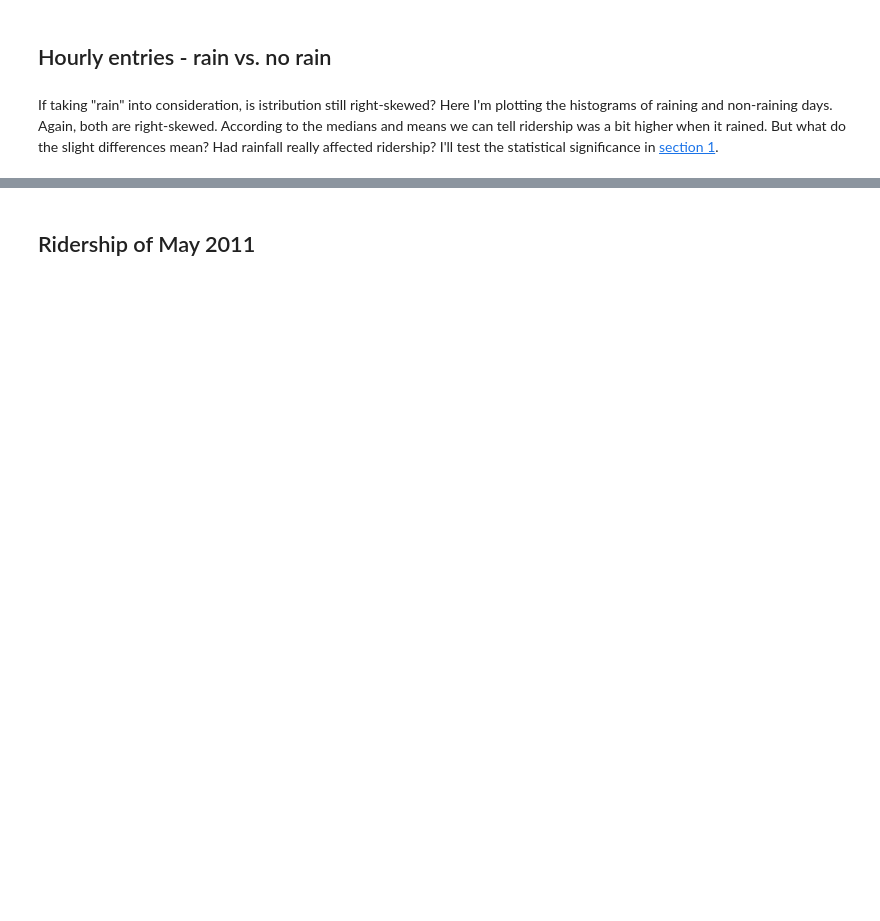
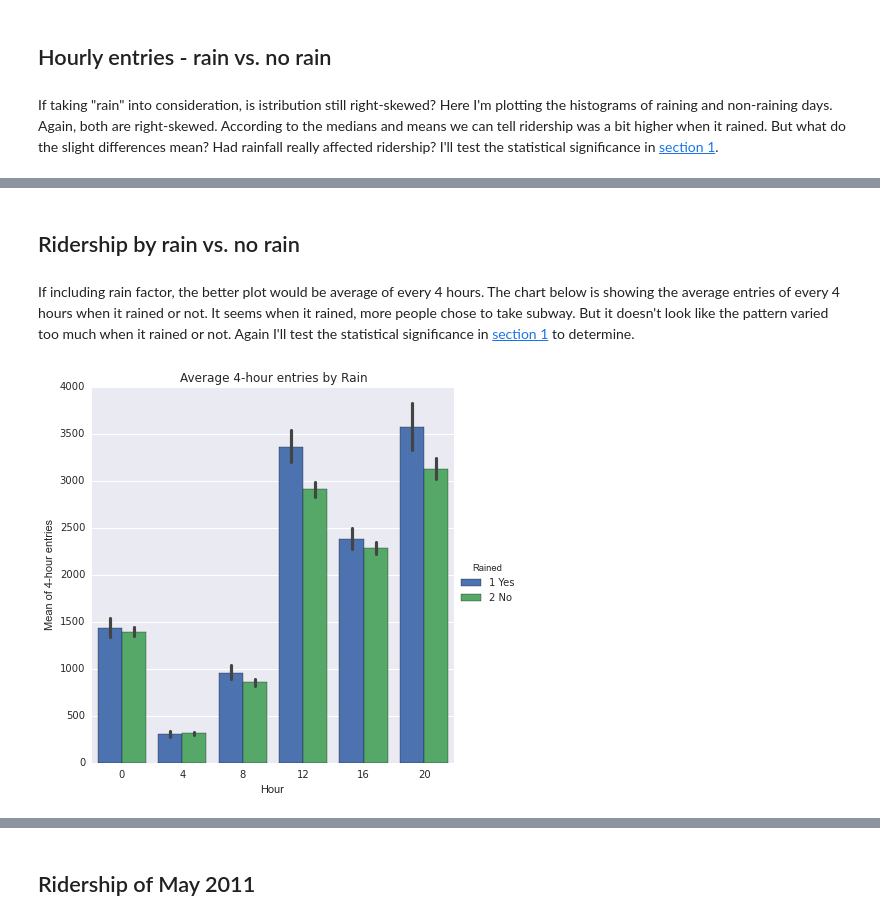
Before and after one commit to meilanou/NYCSubway, a Jupyter notebook: 0. Exploring data.ipynb, the cells around one changed output, grey strips where cells are left out. Drawn from its saved outputs; the diff is of its cells as text; code cells hidden in the pictures; blank space fills up the shorter version.

```diff
--- a/0. Exploring data.ipynb
+++ b/0. Exploring data.ipynb
@@ -133,0 +121,21 @@ Hourly entries - no rain: Count = 33,064, Total = 61,020,916, Median = 893, Mean
+# %% [markdown]
+## Ridership by rain vs. no rain
+# %% [markdown]
+If including rain factor, the better plot would be average of every 4 hours. The chart below is showing the average entries of every 4 hours when it rained or not. It seems when it rained, more people chose to take subway. But it doesn't look like the pattern varied too much when it rained or not. Again I'll test the statistical significance in <a href="1.%20Statistical%20test.ipynb" target="_blank">section 1</a> to determine.
+# %%
+'''
+plot the bar chart of average entries of every 4-hour for 2 categorical factors
+'''
+def plot_4_hour_average_entries_factor(data, x, y, series, factor, kind):
+    g = sns.factorplot(x, y, series, data=data, kind=kind, size=6)
+    g.set_axis_labels('Hour', 'Mean of 4-hour entries')
+    titles = ['Average 4-hour entries by {}'.format(factor)]
+    for ax, title in zip(g.axes.flat, titles):
+        ax.set_title(title)
+        ax.set_ylim(bottom=0)
+# %%
+hour_rain_group = df[['hour', 'ENTRIESn_hourly', 'rain']]
+hour_rain_group['Rained'] = np.where(hour_rain_group['rain'] == 1, '1 Yes', '2 No')
+plot_4_hour_average_entries_factor(hour_rain_group, 'hour', 'ENTRIESn_hourly', 'Rained', 'Rain', 'bar')
+# %% [output]
+[figure, added]
```
Also changed, not shown: parts of 30 cells of this notebook, 5 other files.
